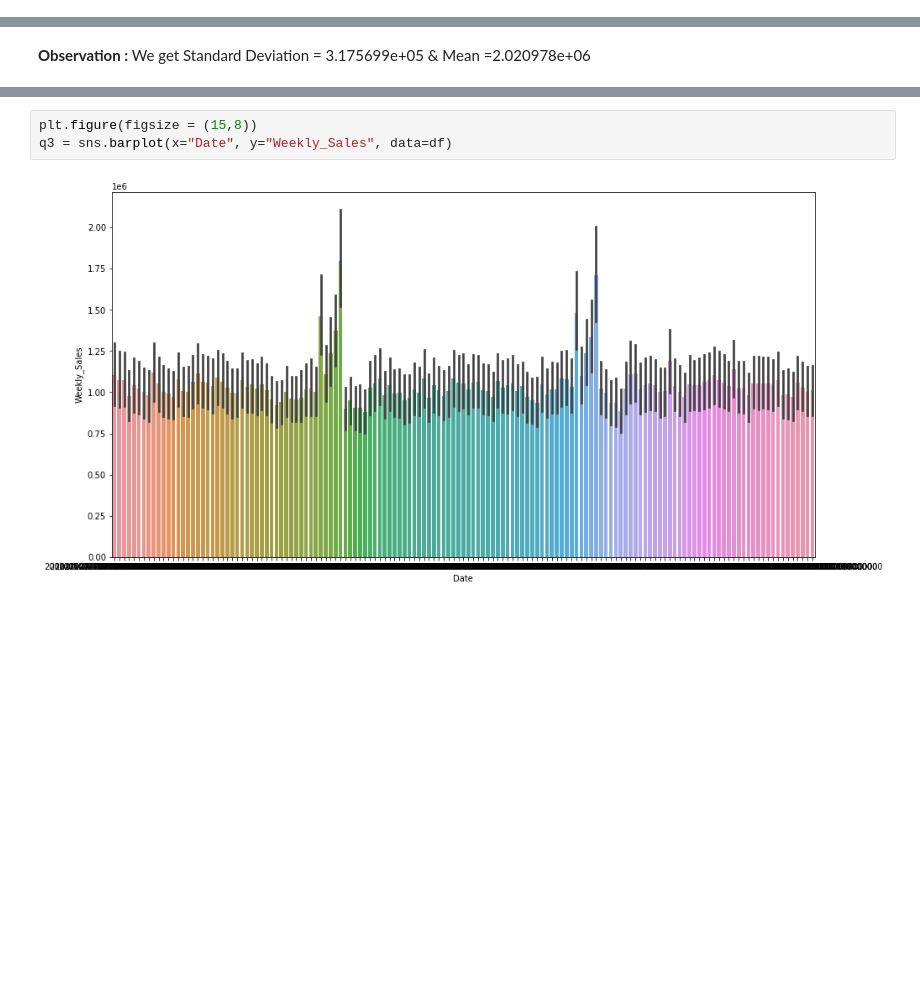
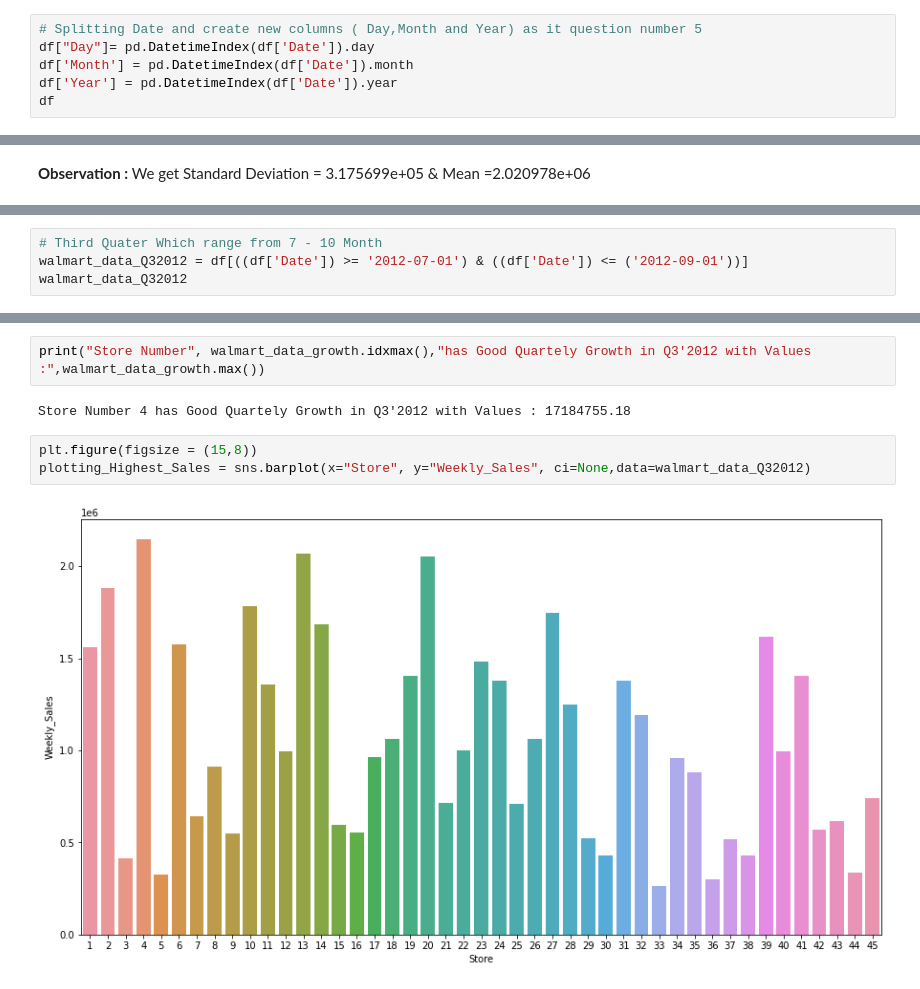
Before and after one commit to Faizack/Data-Science-with-Python, a Jupyter notebook: Retail Project - Analysis With Walmart Data/Project-4.ipynb, the cells around one changed output, grey strips where cells are left out. Saved outputs shown, nothing was run; the diff lists cells and outputs as text; blank space fills up the shorter version.

```diff
--- a/Retail Project - Analysis With Walmart Data/Project-4.ipynb
+++ b/Retail Project - Analysis With Walmart Data/Project-4.ipynb
@@ -80,3 +137,9 @@ df.describe()
 | 50% | 23.000000 | 9.607460e+05 | 0.000000 | 62.670000 | 3.445000 | 182.616521 | 7.874000 |
 | 75% | 34.000000 | 1.420159e+06 | 0.000000 | 74.940000 | 3.735000 | 212.743293 | 8.622000 |
 | max | 45.000000 | 3.818686e+06 | 1.000000 | 100.140000 | 4.468000 | 227.232807 | 14.313000 |
+# %%
+# Splitting Date and create new columns ( Day,Month and Year) as it question number 5
+df["Day"]= pd.DatetimeIndex(df['Date']).day
+df['Month'] = pd.DatetimeIndex(df['Date']).month
+df['Year'] = pd.DatetimeIndex(df['Date']).year
+df
@@ -207,0 +247,4 @@ memory usage: 528.0 KB
+# %%
+# Third Quater Which range from 7 - 10 Month
+walmart_data_Q32012 = df[((df['Date']) >= '2012-07-01') & ((df['Date']) <= ('2012-09-01'))]
+walmart_data_Q32012
@@ -208,5 +286,9 @@ memory usage: 528.0 KB
+# %%
+print("Store Number", walmart_data_growth.idxmax(),"has Good Quartely Growth in Q3'2012 with Values :",walmart_data_growth.max())
+# %% [output]
+Store Number 4 has Good Quartely Growth in Q3'2012 with Values : 17184755.18
 # %%
 plt.figure(figsize = (15,8))
-q3 = sns.barplot(x="Date", y="Weekly_Sales", data=df)
+plotting_Highest_Sales = sns.barplot(x="Store", y="Weekly_Sales", ci=None,data=walmart_data_Q32012)
 # %% [output]
-[figure, old version]
+[figure, new version]
```
Also changed, not shown: parts of 103 cells of this notebook, 1 other file.
